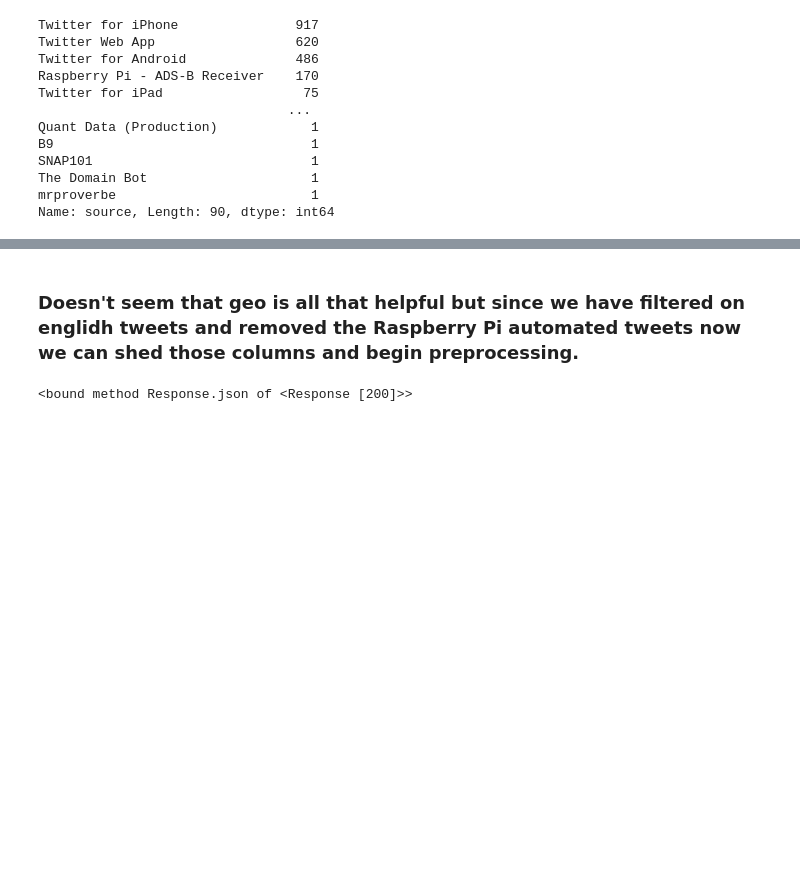
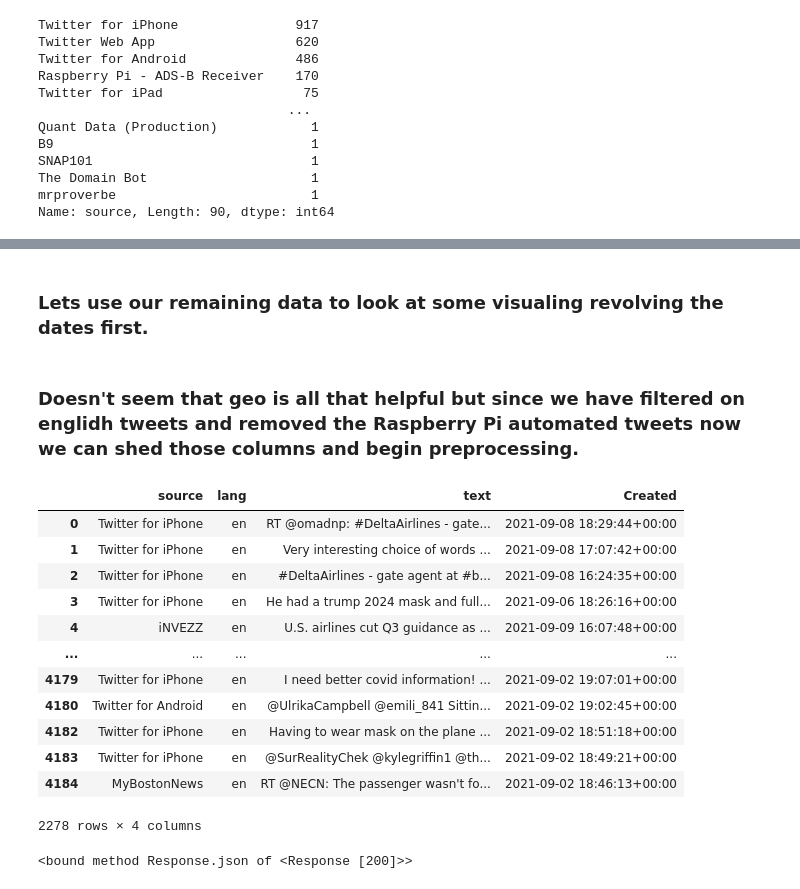
Before and after one commit to pleasecallmejax/Mask-Mandate-Sentiment-Analysis-Using-NLP, a Jupyter notebook: NLP EDA and Modeling.ipynb, the cells around one changed output, grey strips where cells are left out. Drawn from its saved outputs; the diff is of its cells as text; code cells hidden in the pictures; blank space fills up the shorter version.

```diff
--- a/NLP EDA and Modeling.ipynb
+++ b/NLP EDA and Modeling.ipynb
@@ -120,6 +120,6 @@ results_df.loc[results_df.text.duplicated(), :]
 1599 rows × 9 columns
 # %%
-unique_df=results_df.drop_duplicates(subset='text', keep='first').copy()
+unique_df=results_df.drop_duplicates(subset='Tweet', keep='first').copy()
 # %%
 unique_df.source.value_counts()
 # %% [output]
@@ -160,3 +160,5 @@ unique_df.loc[unique_df['geo']!= 0]
 | 4011 | False | 2021-09-03T15:58:24.000Z | 1433821688920162305 | Twitter for iPhone | en | 0 | Guy on a @Delta plane is refusing... | {'place_id': '512a8a4a4c4b4be0'} | ... |
 | 4015 | False | 2021-09-03T14:49:52.000Z | 1433804440507715587 | Twitter for iPhone | en | 0 | Dude on plane wearing his mask ha... | {'place_id': '00ab941b685334e3'} | ... |
 | 4072 | False | 2021-09-03T02:18:10.000Z | 1433615269067468802 | Twitter for iPhone | en | 0 | When you find yourself on a plane... | {'place_id': '0fc8ef8e7c55e000'} | ... |
+# %% [markdown]
+### Lets use our remaining data to look at some visualing revolving the dates first.
@@ -163,5 +180,22 @@ unique_df.loc[unique_df['geo']!= 0]
 # %% [markdown]
 ### Doesn't seem that geo is all that helpful but since we have filtered on englidh tweets and removed the Raspberry Pi automated tweets now we can shed those columns and begin preprocessing.
+# %%
+clean_df=unique_df.drop(columns=['created_at','id','possibly_sensitive','geo','lang','referenced_tweets','source'], axis=1)
+clean_df
+# %% [output]
+|  | source | lang | text | Created |
+| 0 | Twitter for iPhone | en | RT @omadnp: #DeltaAirlines - gate... | 2021-09-08 18:29:44+00:00 |
+| 1 | Twitter for iPhone | en | Very interesting choice of words ... | 2021-09-08 17:07:42+00:00 |
+| 2 | Twitter for iPhone | en | #DeltaAirlines - gate agent at #b... | 2021-09-08 16:24:35+00:00 |
+| 3 | Twitter for iPhone | en | He had a trump 2024 mask and full... | 2021-09-06 18:26:16+00:00 |
+| 4 | iNVEZZ | en | U.S. airlines cut Q3 guidance as ... | 2021-09-09 16:07:48+00:00 |
+| ... | ... | ... | ... | ... |
+| 4179 | Twitter for iPhone | en | I need better covid information! ... | 2021-09-02 19:07:01+00:00 |
+| 4180 | Twitter for Android | en | @UlrikaCampbell @emili_841 Sittin... | 2021-09-02 19:02:45+00:00 |
+| 4182 | Twitter for iPhone | en | Having to wear mask on the plane ... | 2021-09-02 18:51:18+00:00 |
+| 4183 | Twitter for iPhone | en | @SurRealityChek @kylegriffin1 @th... | 2021-09-02 18:49:21+00:00 |
+| 4184 | MyBostonNews | en | RT @NECN: The passenger wasn't fo... | 2021-09-02 18:46:13+00:00 |
+2278 rows × 4 columns
 # %%
 #Running through an API for sentiment analysis
 
```
Also changed, not shown: parts of 4 cells of this notebook, 1 other file.
